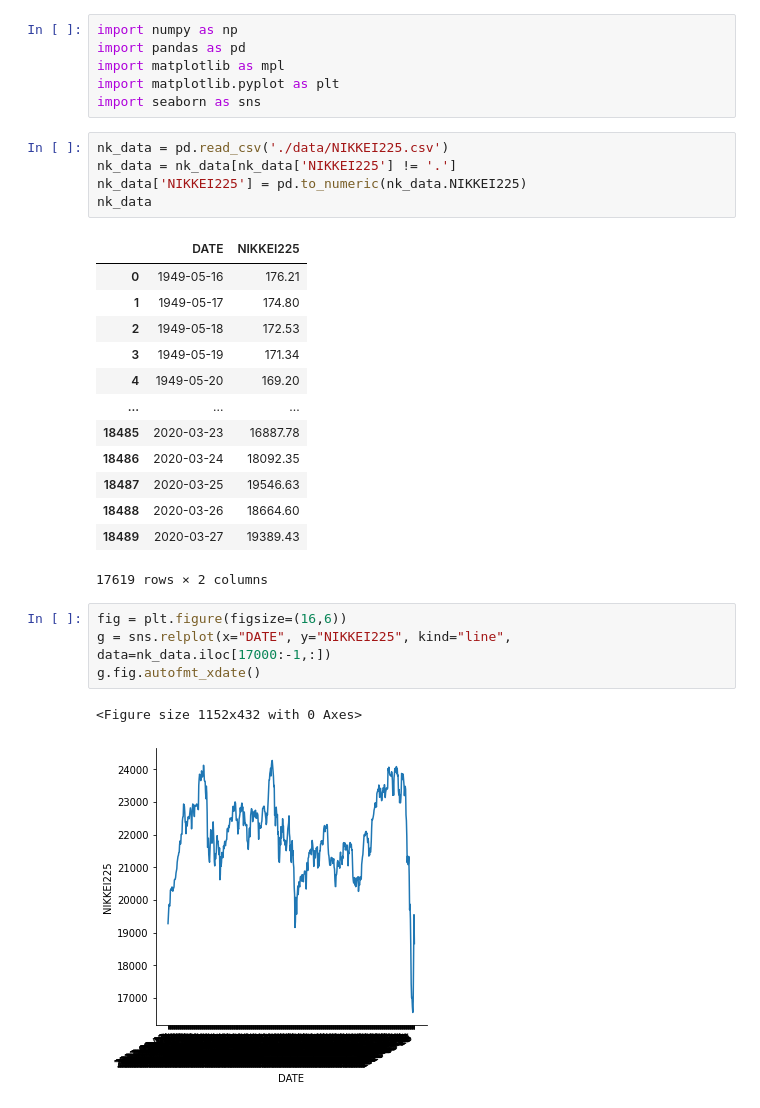
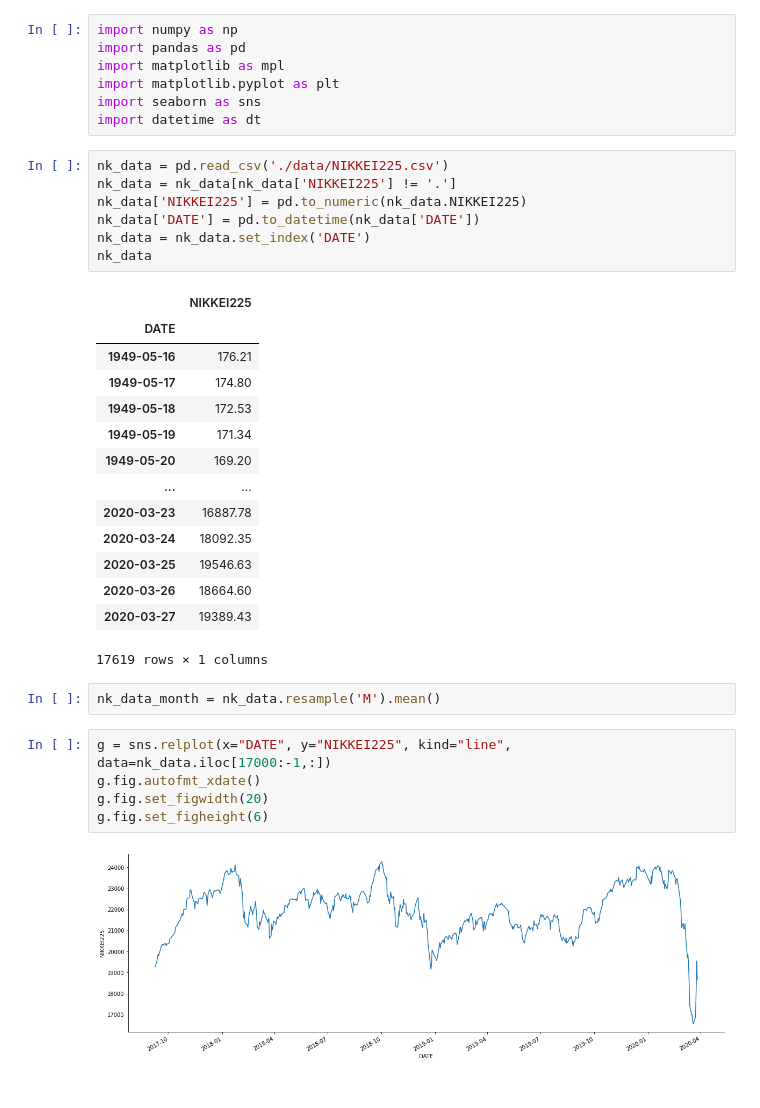
Before and after one commit to tmtlu/traiding-sandbox, a Jupyter notebook: sandbox-001.ipynb, the cells around one changed output. Saved outputs shown, nothing was run; the diff lists cells and outputs as text.

```diff
--- a/sandbox-001.ipynb
+++ b/sandbox-001.ipynb
@@ -4,29 +4,35 @@ import pandas as pd
 import matplotlib as mpl
 import matplotlib.pyplot as plt
 import seaborn as sns
+import datetime as dt
 # %%
 nk_data = pd.read_csv('./data/NIKKEI225.csv')
 nk_data = nk_data[nk_data['NIKKEI225'] != '.']
 nk_data['NIKKEI225'] = pd.to_numeric(nk_data.NIKKEI225)
+nk_data['DATE'] = pd.to_datetime(nk_data['DATE'])
+nk_data = nk_data.set_index('DATE')
 nk_data
 # %% [output]
-|  | DATE | NIKKEI225 |
-| 0 | 1949-05-16 | 176.21 |
-| 1 | 1949-05-17 | 174.80 |
-| 2 | 1949-05-18 | 172.53 |
-| 3 | 1949-05-19 | 171.34 |
-| 4 | 1949-05-20 | 169.20 |
-| ... | ... | ... |
-| 18485 | 2020-03-23 | 16887.78 |
-| 18486 | 2020-03-24 | 18092.35 |
-| 18487 | 2020-03-25 | 19546.63 |
-| 18488 | 2020-03-26 | 18664.60 |
-| 18489 | 2020-03-27 | 19389.43 |
+|  | NIKKEI225 |
+| DATE |  |
+| 1949-05-16 | 176.21 |
+| 1949-05-17 | 174.80 |
+| 1949-05-18 | 172.53 |
+| 1949-05-19 | 171.34 |
+| 1949-05-20 | 169.20 |
+| ... | ... |
+| 2020-03-23 | 16887.78 |
+| 2020-03-24 | 18092.35 |
+| 2020-03-25 | 19546.63 |
+| 2020-03-26 | 18664.60 |
+| 2020-03-27 | 19389.43 |
-17619 rows × 2 columns
+17619 rows × 1 columns
+# %%
+nk_data_month = nk_data.resample('M').mean()
 # %%
-fig = plt.figure(figsize=(16,6))
 g = sns.relplot(x="DATE", y="NIKKEI225", kind="line", data=nk_data.iloc[17000:-1,:])
 g.fig.autofmt_xdate()
+g.fig.set_figwidth(20)
+g.fig.set_figheight(6)
 # %% [output]
-<Figure size 1152x432 with 0 Axes>
-[figure, old version]
+[figure, new version]
```
Also changed, not shown: parts of 3 cells of this notebook.
